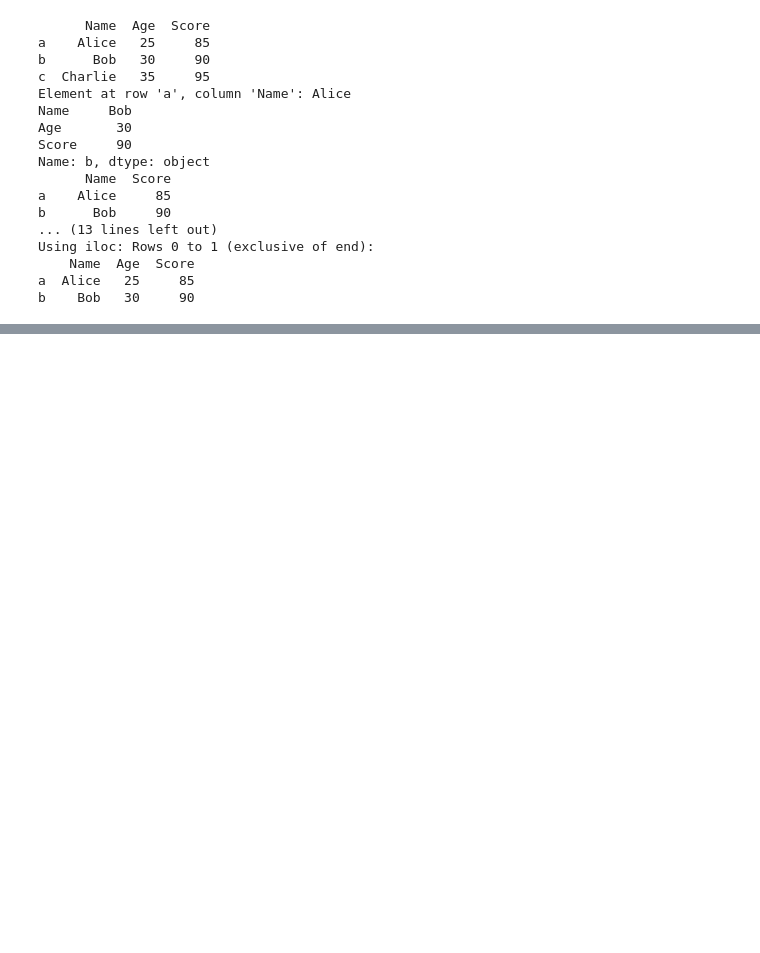
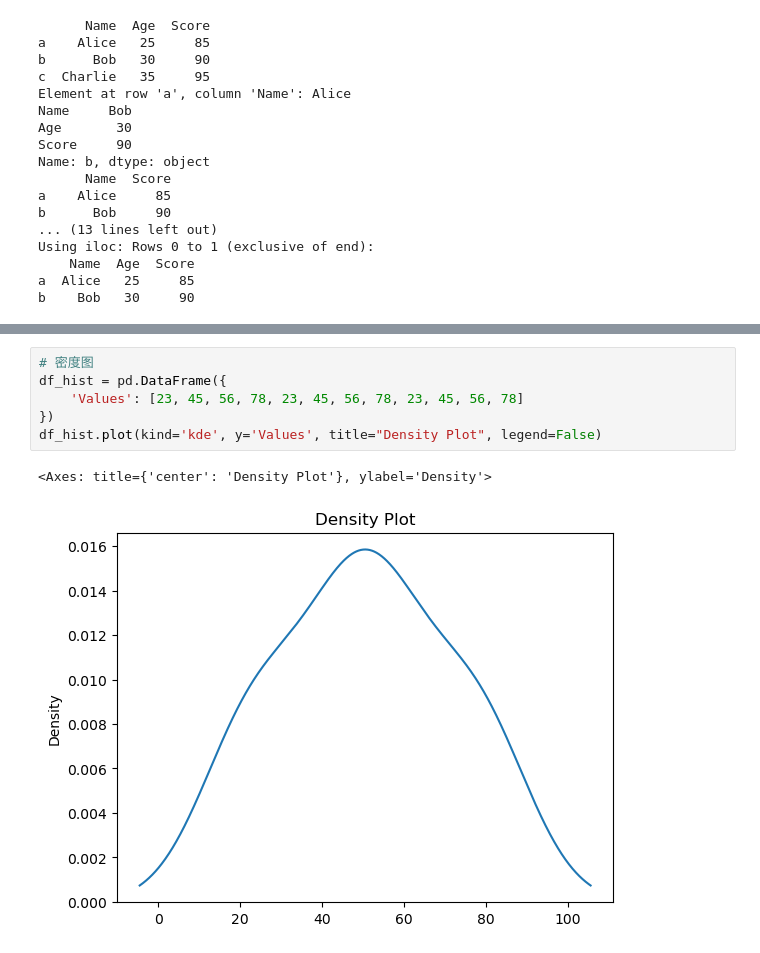
Before and after one commit to gyj155/Applied-Data-Analysis2024, a Jupyter notebook: exam_cpp.ipynb, the cells around one changed output, grey strips where cells are left out. Cells and saved outputs as stored; diff of their text form; blank space fills up the shorter version.

```diff
--- a/exam_cpp.ipynb
+++ b/exam_cpp.ipynb
@@ -252,0 +285,9 @@ b    Bob   30     90
+# %%
+# 密度图
+df_hist = pd.DataFrame({
+    'Values': [23, 45, 56, 78, 23, 45, 56, 78, 23, 45, 56, 78]
+})
+df_hist.plot(kind='kde', y='Values', title="Density Plot", legend=False)
+# %% [output]
+<Axes: title={'center': 'Density Plot'}, ylabel='Density'>
+[figure, added]
```
Also changed, not shown: parts of 7 cells of this notebook, 3 other files.
